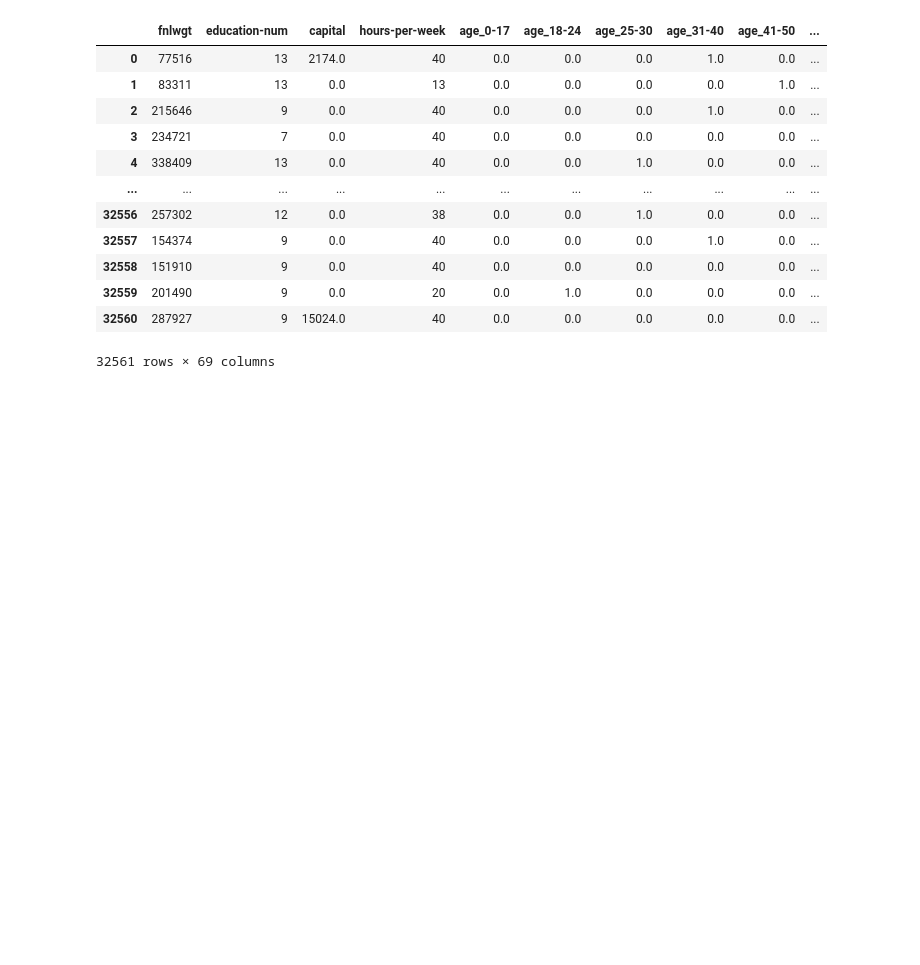
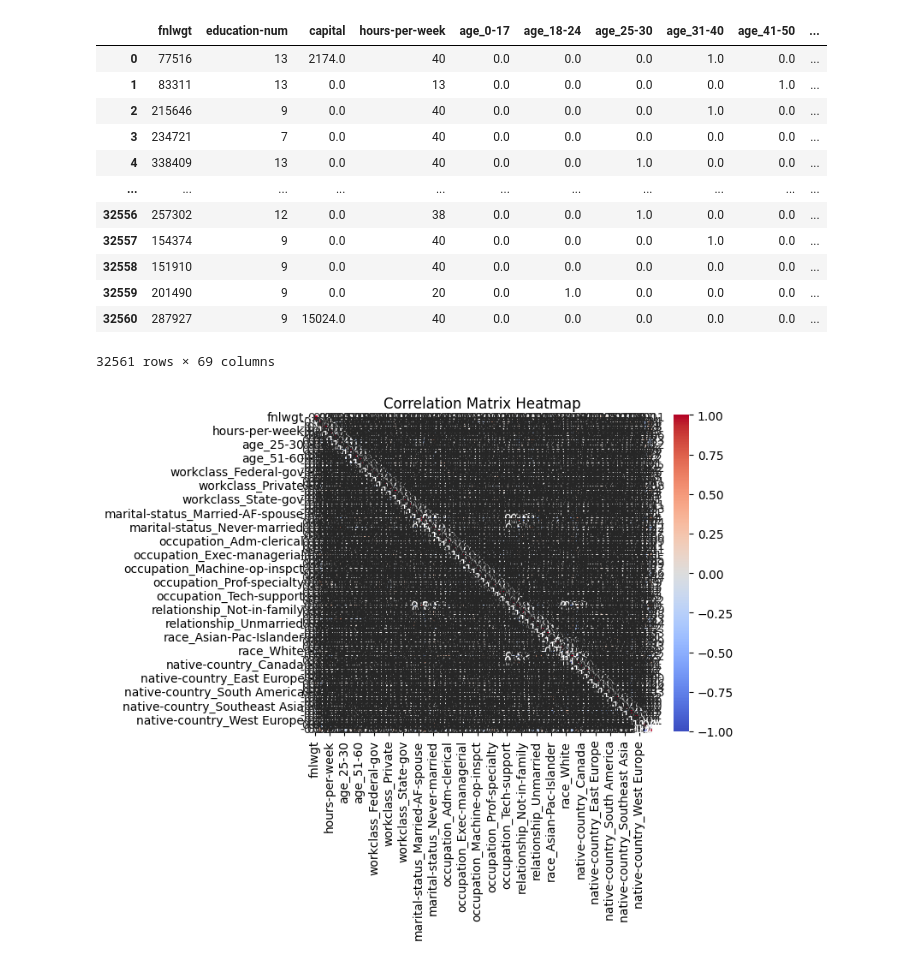
Before and after one commit to Staszek15/Data-Mining-Project, a Jupyter notebook: adults_preprocess_classification.ipynb, the cells around one changed output. Cells and saved outputs as stored; diff of their text form; code cells hidden in the pictures; blank space fills up the shorter version.

```diff
--- a/adults_preprocess_classification.ipynb
+++ b/adults_preprocess_classification.ipynb
@@ -20,7 +20,8 @@ df.head(5)
 | 3 | 51-60 | Private | 234721 | 7 | Married-civ-spouse | Handlers-cleaners | Husband | Black | ... |
 | 4 | 25-30 | Private | 338409 | 13 | Married-civ-spouse | Prof-specialty | Wife | Black | ... |
 # %%
-pd.get_dummies(df, dtype=float)
+df = pd.get_dummies(df, dtype=float)
+df
 # %% [output]
 |  | fnlwgt | education-num | capital | hours-per-week | age_0-17 | age_18-24 | age_25-30 | age_31-40 | age_41-50 | ... |
 | 0 | 77516 | 13 | 2174.0 | 40 | 0.0 | 0.0 | 0.0 | 1.0 | 0.0 | ... |
@@ -35,3 +36,9 @@ pd.get_dummies(df, dtype=float)
 | 32559 | 201490 | 9 | 0.0 | 20 | 0.0 | 1.0 | 0.0 | 0.0 | 0.0 | ... |
 | 32560 | 287927 | 9 | 15024.0 | 40 | 0.0 | 0.0 | 0.0 | 0.0 | 0.0 | ... |
 32561 rows × 69 columns
+# %%
+sns.heatmap(df.corr(), annot=True, cmap='coolwarm', fmt=".2f", linewidths=0.5)
+plt.title('Correlation Matrix Heatmap')
+plt.show()
+# %% [output]
+[figure, added]
```
Also changed, not shown: 3 other files.
